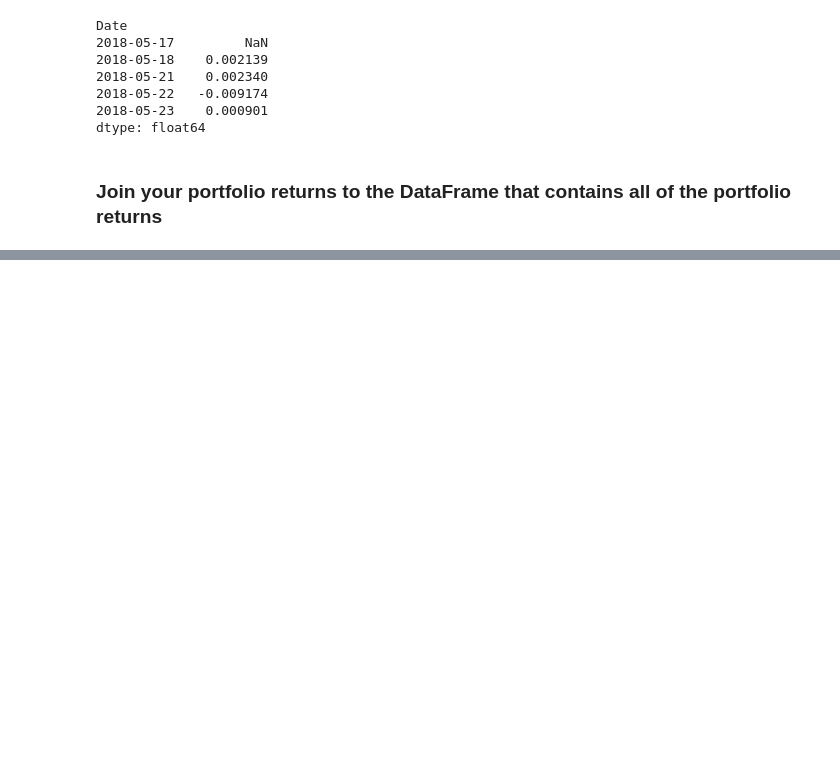
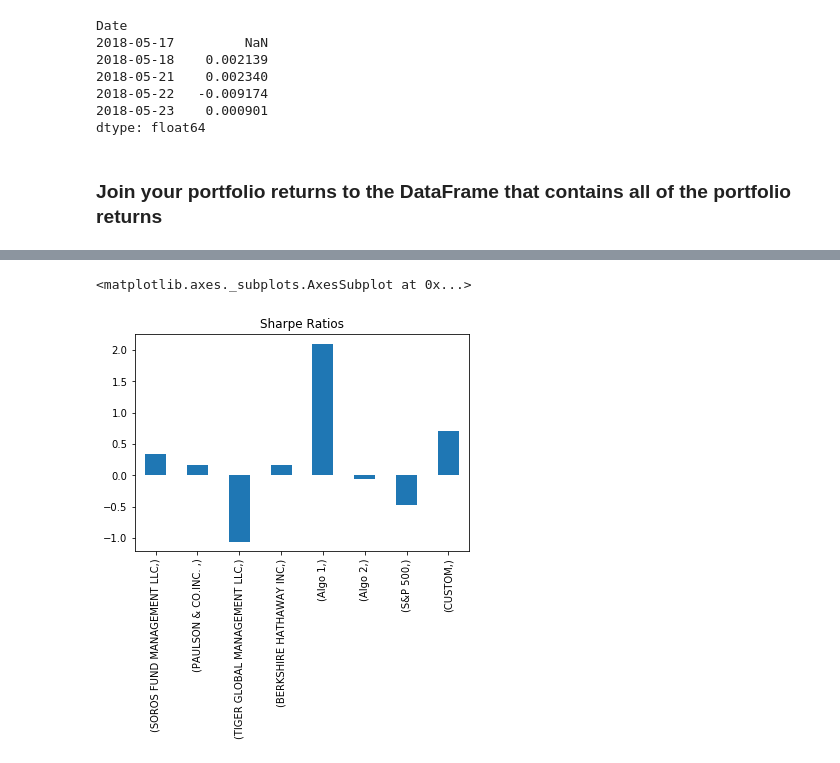
Before and after one commit to kristinav910/Hospitality_Portfolio_Analysis, a Jupyter notebook: Whale_Analysis.ipynb, the cells around one changed output, grey strips where cells are left out. Cells and saved outputs as stored; diff of their text form; code cells hidden in the pictures; blank space fills up the shorter version.

```diff
--- a/Whale_Analysis.ipynb
+++ b/Whale_Analysis.ipynb
@@ -469,0 +505,5 @@ all_new_data.head()
+# %%
+# Annualized Sharpe Ratios
+ # Calculate annualized Sharpe Ratios
+sharpe_ratios_new = (joined_new_data.mean() * 252) / (all_new_data.std() * np.sqrt(252))
+sharpe_ratios_new
@@ -469,0 +520,5 @@ all_new_data.head()
+# %%
+sharpe_ratios_new.plot.bar(rot = 90, title = "Sharpe Ratios")
+# %% [output]
+<matplotlib.axes._subplots.AxesSubplot at 0x...>
+[figure, added]
```
Also changed, not shown: parts of 12 cells of this notebook.
